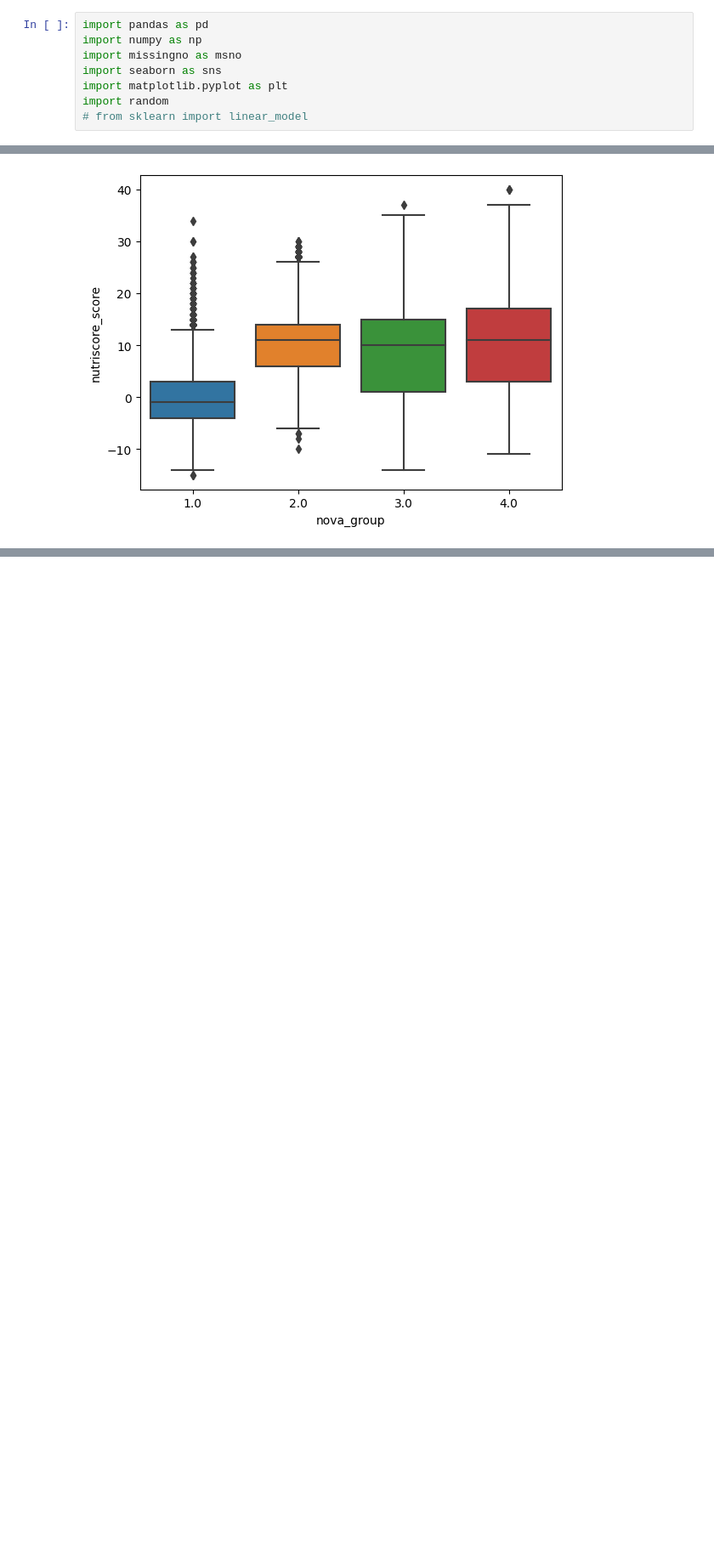
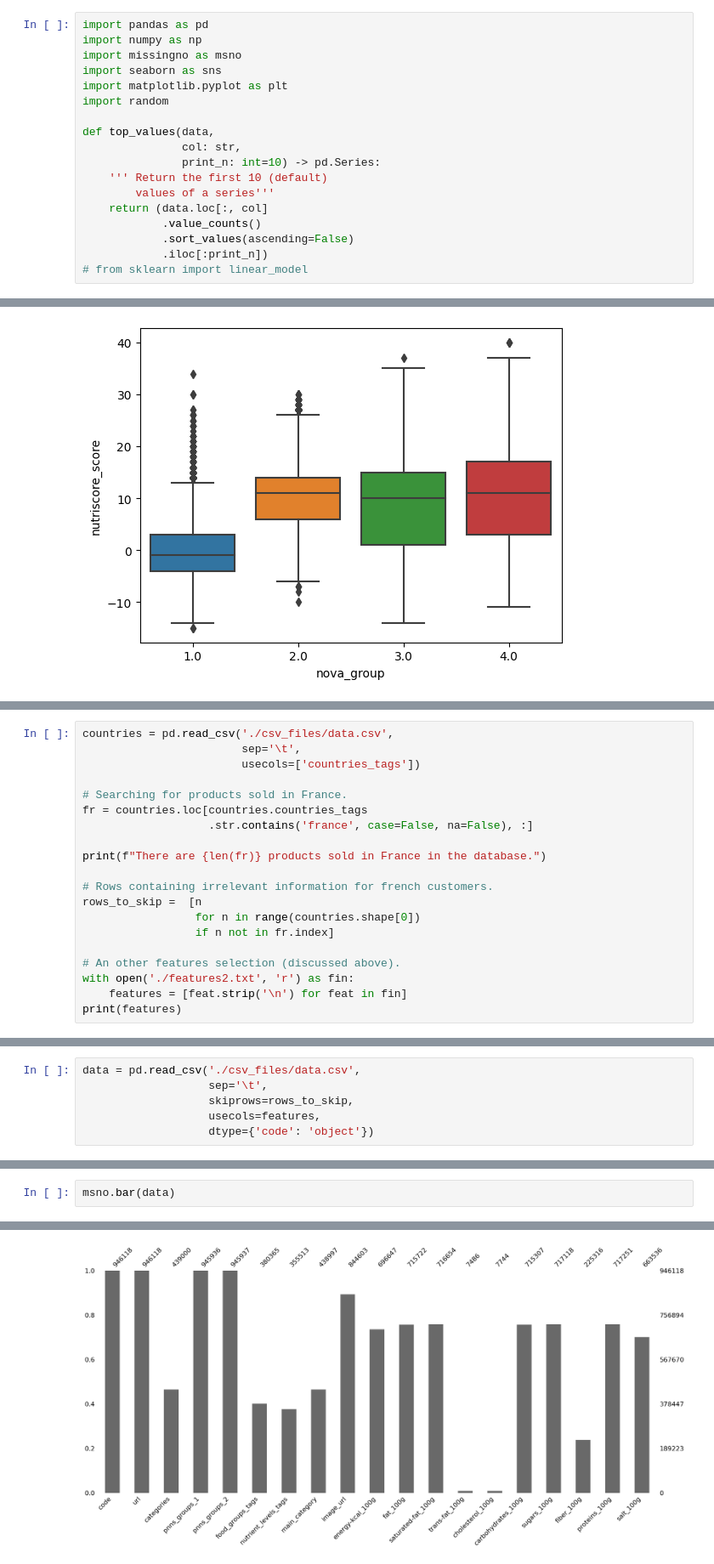
Before and after one commit to JulienfLeBoucher/OC_food_application, a Jupyter notebook: cleaning_notebook.ipynb, the cells around one changed output, grey strips where cells are left out. Shown at 85% size. Cells and saved outputs as stored; diff of their text form; blank space fills up the shorter version.

```diff
--- a/cleaning_notebook.ipynb
+++ b/cleaning_notebook.ipynb
@@ -5,6 +5,16 @@ import missingno as msno
 import seaborn as sns
 import matplotlib.pyplot as plt
 import random
+
+def top_values(data,
+               col: str,
+               print_n: int=10) -> pd.Series:
+    ''' Return the first 10 (default)
+        values of a series'''
+    return (data.loc[:, col]
+            .value_counts()
+            .sort_values(ascending=False)
+            .iloc[:print_n])
 # from sklearn import linear_model
 # %%
 # The dataset comes from the website open food facts.
@@ -756,0 +819,20 @@ sns.boxplot(data=data, y='nutriscore_score',
+# %%
+countries = pd.read_csv('./csv_files/data.csv',
+                        sep='\t',
+                        usecols=['countries_tags'])
+
+# Searching for products sold in France.
+fr = countries.loc[countries.countries_tags
+                   .str.contains('france', case=False, na=False), :]
+
+print(f"There are {len(fr)} products sold in France in the database.")
+
+# Rows containing irrelevant information for french customers.
+rows_to_skip =  [n
+                 for n in range(countries.shape[0])
+                 if n not in fr.index]
+
+# An other features selection (discussed above).
+with open('./features2.txt', 'r') as fin:
+    features = [feat.strip('\n') for feat in fin]
+print(features)
@@ -756,0 +852,6 @@ sns.boxplot(data=data, y='nutriscore_score',
+# %%
+data = pd.read_csv('./csv_files/data.csv',
+                   sep='\t',
+                   skiprows=rows_to_skip,
+                   usecols=features,
+                   dtype={'code': 'object'})
@@ -756,0 +883,3 @@ sns.boxplot(data=data, y='nutriscore_score',
+# %%
+msno.bar(data)
+# %% [output]
@@ -756,0 +887 @@ sns.boxplot(data=data, y='nutriscore_score',
+[figure, added]
```
Also changed, not shown: parts of 44 cells of this notebook, 2 other files.
